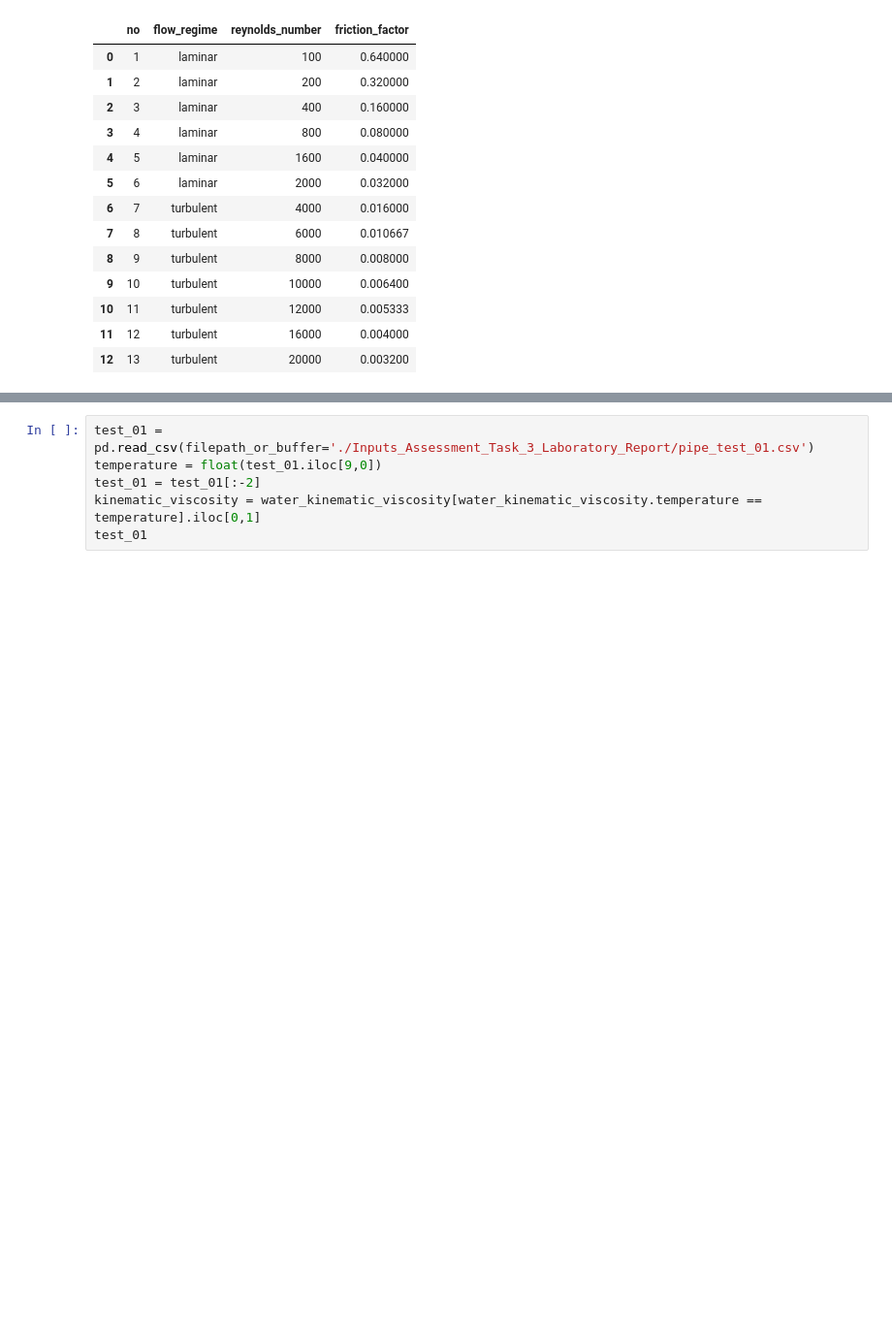
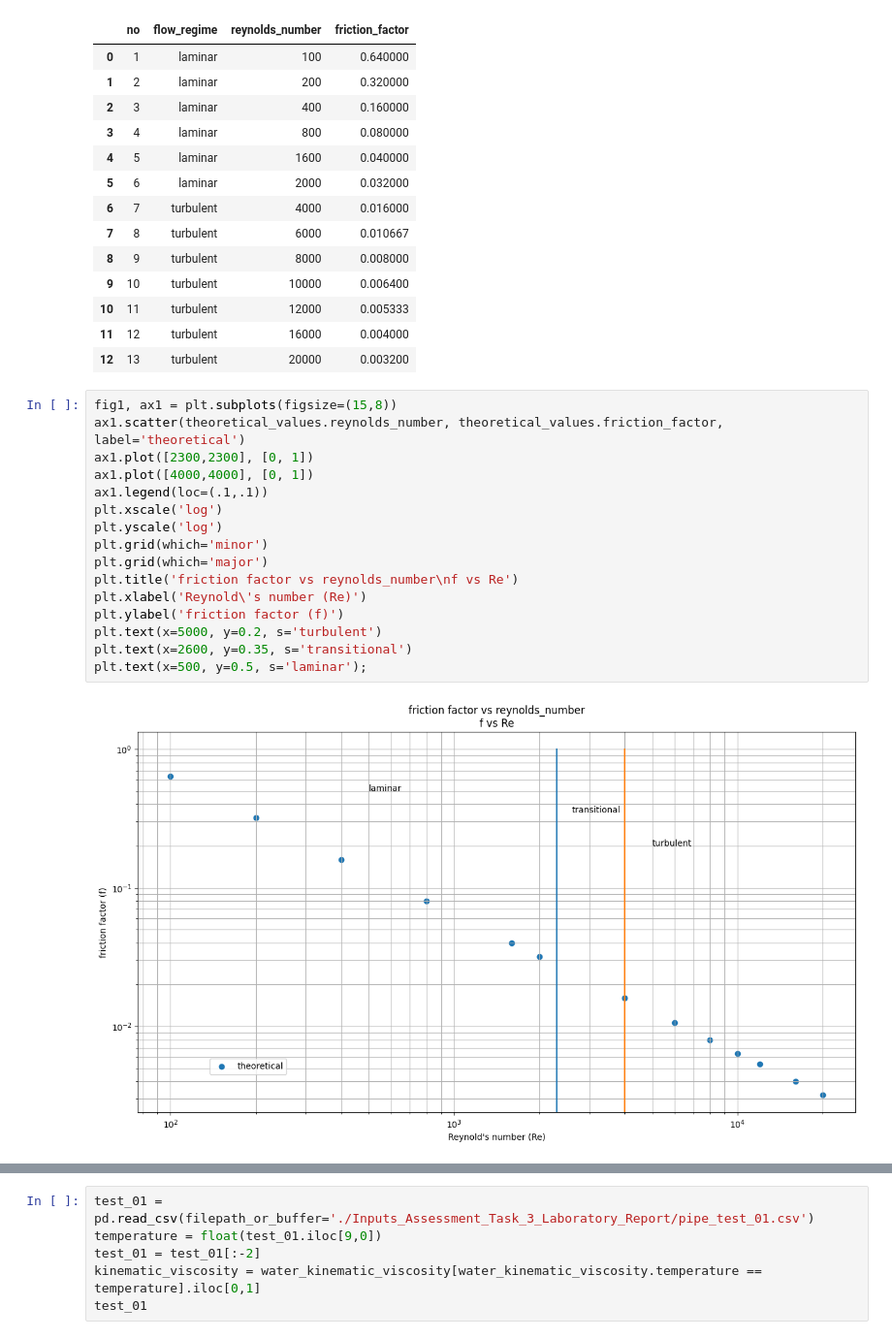
Before and after one commit to Holger-Paxi/Fluid_Mechanics, a Jupyter notebook: Assessment_Task_3_pipe_test.ipynb, the cells around one changed output, grey strips where cells are left out. Shown at 97% size. Saved outputs shown, nothing was run; the diff lists cells and outputs as text; blank space fills up the shorter version.

```diff
--- a/Assessment_Task_3_pipe_test.ipynb
+++ b/Assessment_Task_3_pipe_test.ipynb
@@ -23,3 +25,21 @@ theoretical_values
 | 10 | 11 | turbulent | 12000 | 0.005333 |
 | 11 | 12 | turbulent | 16000 | 0.004000 |
 | 12 | 13 | turbulent | 20000 | 0.003200 |
+# %%
+fig1, ax1 = plt.subplots(figsize=(15,8))
+ax1.scatter(theoretical_values.reynolds_number, theoretical_values.friction_factor, label='theoretical')
+ax1.plot([2300,2300], [0, 1])
+ax1.plot([4000,4000], [0, 1])
+ax1.legend(loc=(.1,.1))
+plt.xscale('log')
+plt.yscale('log')
+plt.grid(which='minor')
+plt.grid(which='major')
+plt.title('friction factor vs reynolds_number\nf vs Re')
+plt.xlabel('Reynold\'s number (Re)')
+plt.ylabel('friction factor (f)')
+plt.text(x=5000, y=0.2, s='turbulent')
+plt.text(x=2600, y=0.35, s='transitional')
+plt.text(x=500, y=0.5, s='laminar');
+# %% [output]
+[figure, added]
```
Also changed, not shown: parts of 25 cells of this notebook, 2 other files.
